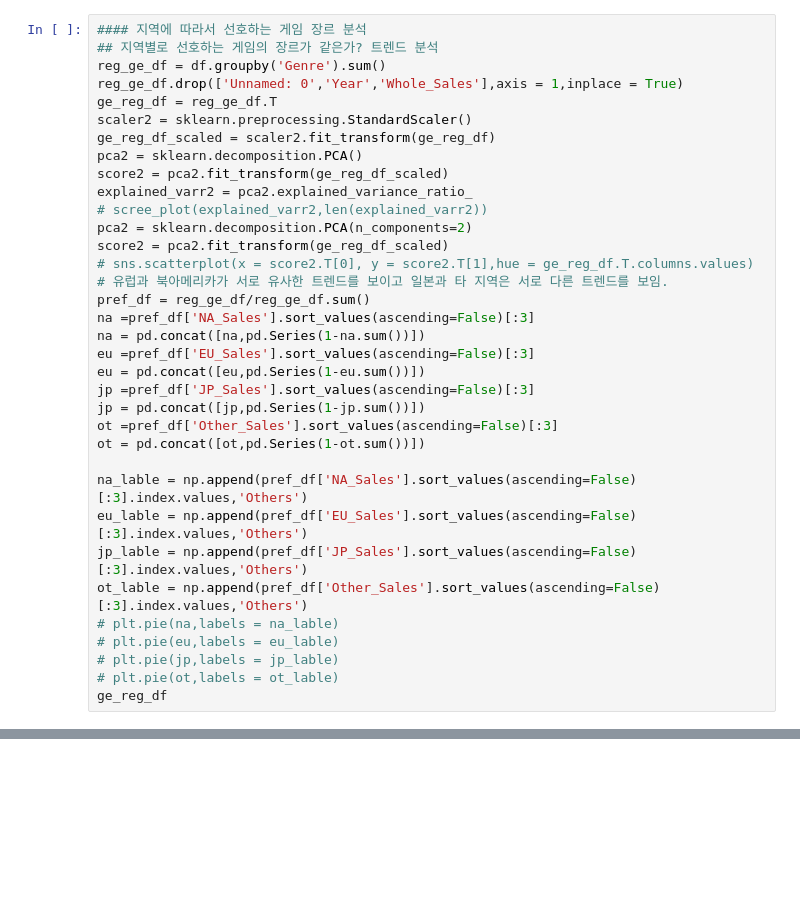
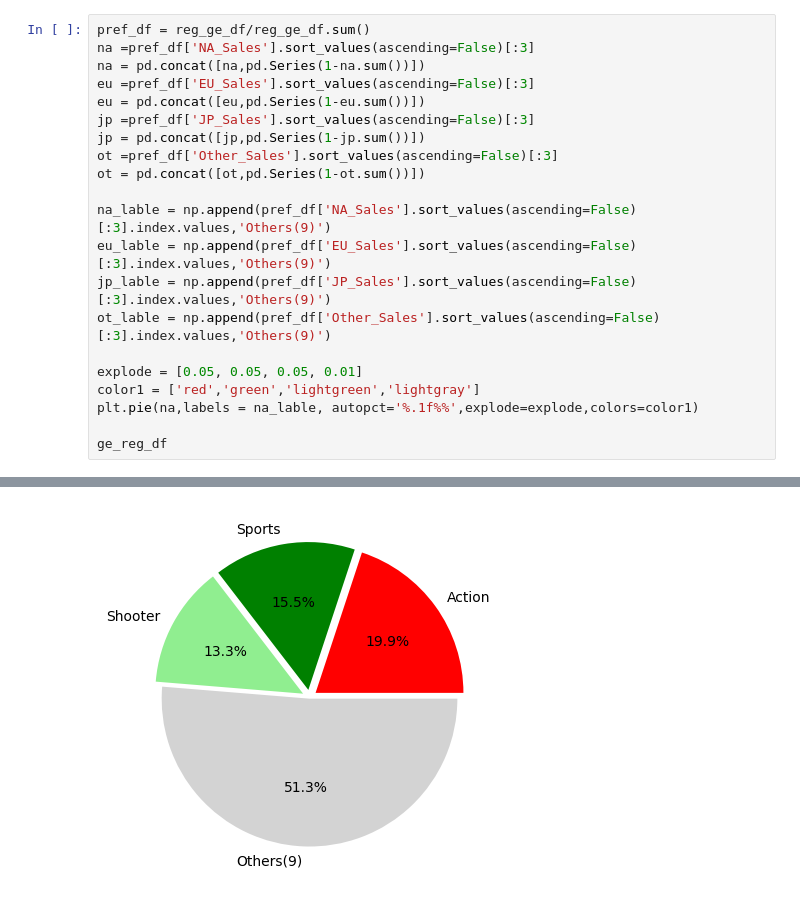
Before and after one commit to Gavintain/first, a Jupyter notebook: project1.ipynb, the cells around one changed output, grey strips where cells are left out. Saved outputs shown, nothing was run; the diff lists cells and outputs as text; blank space fills up the shorter version.

```diff
--- a/project1.ipynb
+++ b/project1.ipynb
@@ -100,41 +144,28 @@ df['Whole_Sales'] = df['NA_Sales'] + df['EU_Sales'] + df['JP_Sales'] + df['Other
 # %%
-#### 지역에 따라서 선호하는 게임 장르 분석
-## 지역별로 선호하는 게임의 장르가 같은가? 트렌드 분석
-reg_ge_df = df.groupby('Genre').sum()
-reg_ge_df.drop(['Unnamed: 0','Year','Whole_Sales'],axis = 1,inplace = True)
-ge_reg_df = reg_ge_df.T
-scaler2 = sklearn.preprocessing.StandardScaler()
-ge_reg_df_scaled = scaler2.fit_transform(ge_reg_df)
-pca2 = sklearn.decomposition.PCA()
-score2 = pca2.fit_transform(ge_reg_df_scaled)
-explained_varr2 = pca2.explained_variance_ratio_
-# scree_plot(explained_varr2,len(explained_varr2))
-pca2 = sklearn.decomposition.PCA(n_components=2)
-score2 = pca2.fit_transform(ge_reg_df_scaled)
-# sns.scatterplot(x = score2.T[0], y = score2.T[1],hue = ge_reg_df.T.columns.values)
-# 유럽과 북아메리카가 서로 유사한 트렌드를 보이고 일본과 타 지역은 서로 다른 트렌드를 보임.
 pref_df = reg_ge_df/reg_ge_df.sum()
 na =pref_df['NA_Sales'].sort_values(ascending=False)[:3]
 na = pd.concat([na,pd.Series(1-na.sum())])
 eu =pref_df['EU_Sales'].sort_values(ascending=False)[:3]
 eu = pd.concat([eu,pd.Series(1-eu.sum())])
 jp =pref_df['JP_Sales'].sort_values(ascending=False)[:3]
 jp = pd.concat([jp,pd.Series(1-jp.sum())])
 ot =pref_df['Other_Sales'].sort_values(ascending=False)[:3]
 ot = pd.concat([ot,pd.Series(1-ot.sum())])
 
-na_lable = np.append(pref_df['NA_Sales'].sort_values(ascending=False)[:3].index.values,'Others')
-eu_lable = np.append(pref_df['EU_Sales'].sort_values(ascending=False)[:3].index.values,'Others')
-jp_lable = np.append(pref_df['JP_Sales'].sort_values(ascending=False)[:3].index.values,'Others')
-ot_lable = np.append(pref_df['Other_Sales'].sort_values(ascending=False)[:3].index.values,'Others')
-# plt.pie(na,labels = na_lable)
-# plt.pie(eu,labels = eu_lable)
-# plt.pie(jp,labels = jp_lable)
-# plt.pie(ot,labels = ot_lable)
+na_lable = np.append(pref_df['NA_Sales'].sort_values(ascending=False)[:3].index.values,'Others(9)')
+eu_lable = np.append(pref_df['EU_Sales'].sort_values(ascending=False)[:3].index.values,'Others(9)')
+jp_lable = np.append(pref_df['JP_Sales'].sort_values(ascending=False)[:3].index.values,'Others(9)')
+ot_lable = np.append(pref_df['Other_Sales'].sort_values(ascending=False)[:3].index.values,'Others(9)')
+
+explode = [0.05, 0.05, 0.05, 0.01]
+color1 = ['red','green','lightgreen','lightgray']
+plt.pie(na,labels = na_lable, autopct='%.1f%%',explode=explode,colors=color1)
+
 ge_reg_df
 # %% [output]
 | Genre | Action | Adventure | Fighting | Misc | Platform | Puzzle | Racing | Role-Playing | Shooter | Simulation | ... |
 | NA_Sales | 874.62 | 107.59 | 223.74 | 411.92 | 446.64 | 123.80 | 359.34 | 327.26 | 582.59 | 183.14 | ... |
 | EU_Sales | 522.82 | 65.13 | 101.37 | 217.09 | 201.63 | 50.75 | 238.38 | 188.05 | 313.27 | 113.39 | ... |
 | JP_Sales | 158.47 | 53.34 | 87.51 | 108.35 | 130.65 | 56.92 | 56.69 | 352.31 | 38.28 | 63.86 | ... |
 | Other_Sales | 186.76 | 17.22 | 36.69 | 75.58 | 51.54 | 12.55 | 77.27 | 59.61 | 102.69 | 31.51 | ... |
+[figure, added]
```
Also changed, not shown: parts of 13 cells of this notebook, 17 other files.
